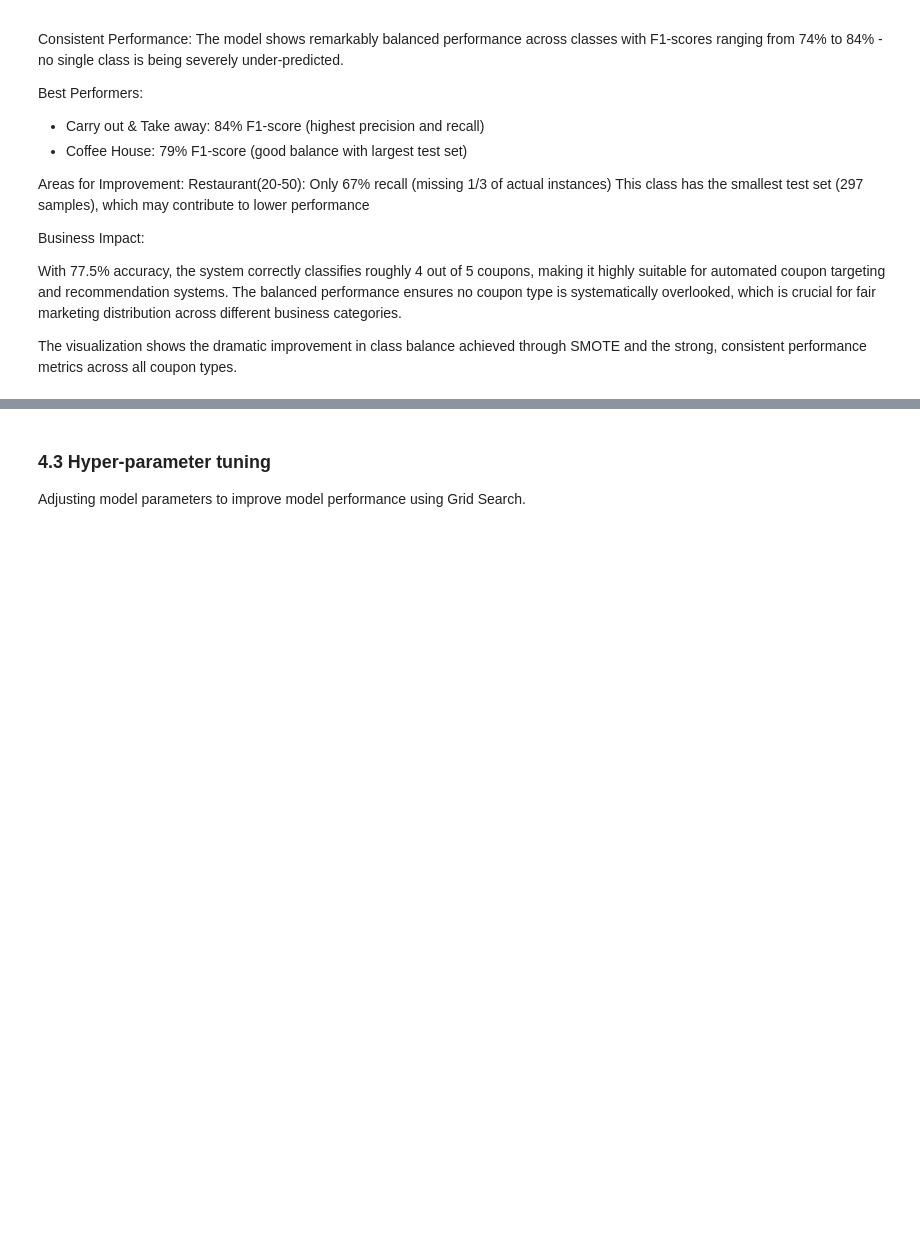
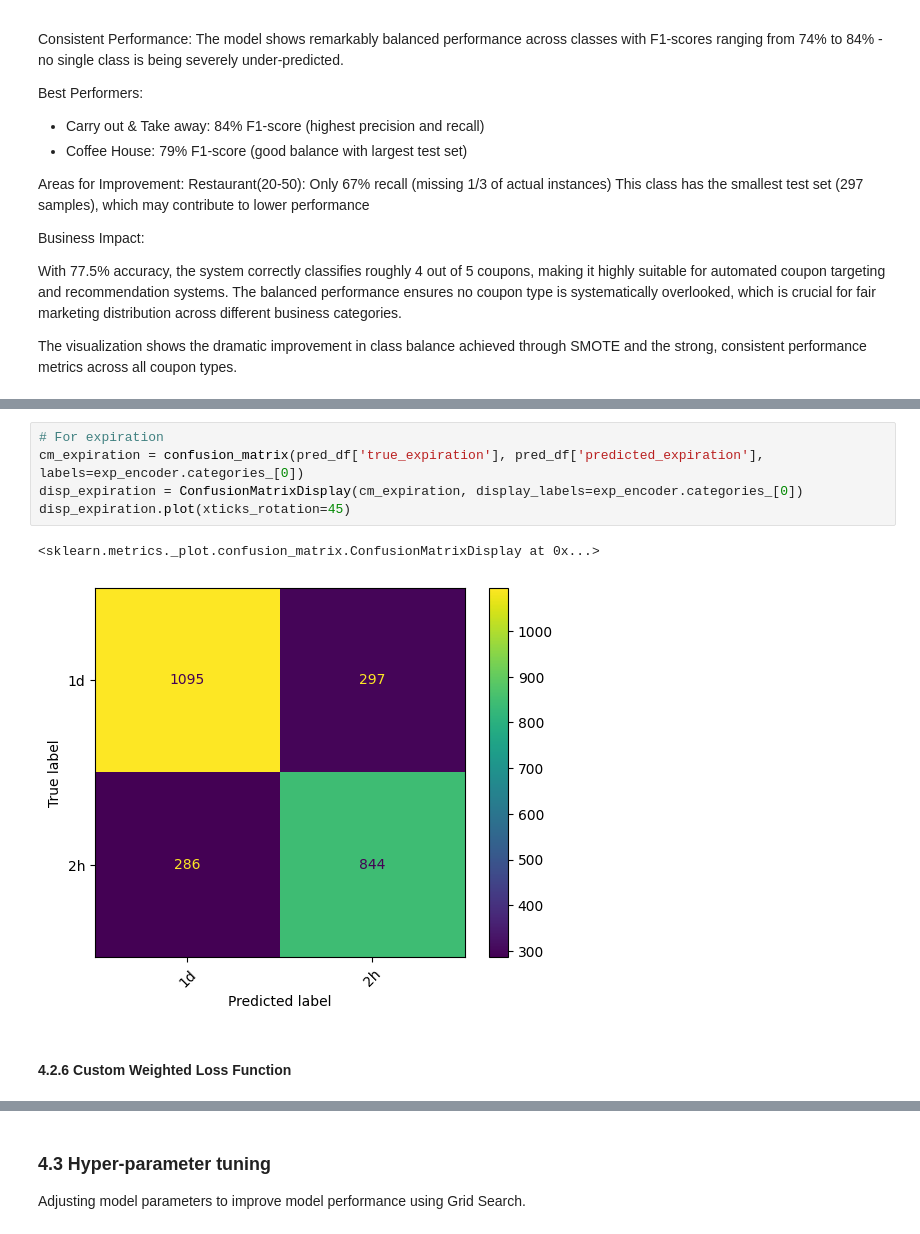
Before and after one commit to Amarabolive/Team-Twarb, a Jupyter notebook: recommender.ipynb, the cells around one changed output, grey strips where cells are left out. Saved outputs shown, nothing was run; the diff lists cells and outputs as text; blank space fills up the shorter version.

```diff
--- a/recommender.ipynb
+++ b/recommender.ipynb
@@ -1638,0 +1695,10 @@ The visualization shows the dramatic improvement in class balance achieved throu
+# %%
+# For expiration
+cm_expiration = confusion_matrix(pred_df['true_expiration'], pred_df['predicted_expiration'], labels=exp_encoder.categories_[0])
+disp_expiration = ConfusionMatrixDisplay(cm_expiration, display_labels=exp_encoder.categories_[0])
+disp_expiration.plot(xticks_rotation=45)
+# %% [output]
+<sklearn.metrics._plot.confusion_matrix.ConfusionMatrixDisplay at 0x...>
+[figure, added]
+# %% [markdown]
+#### 4.2.6 Custom Weighted Loss Function
```
Also changed, not shown: parts of 30 cells of this notebook, 3 other files.
